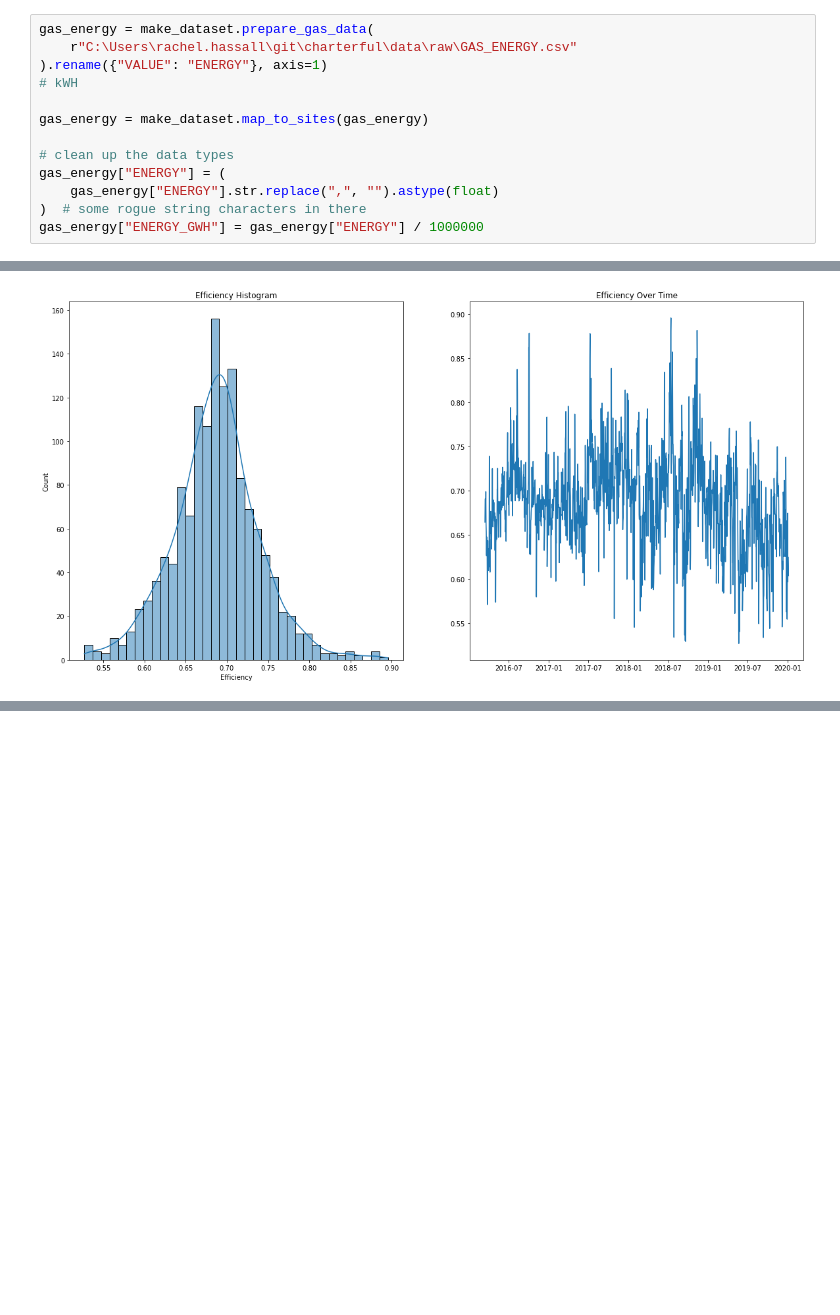
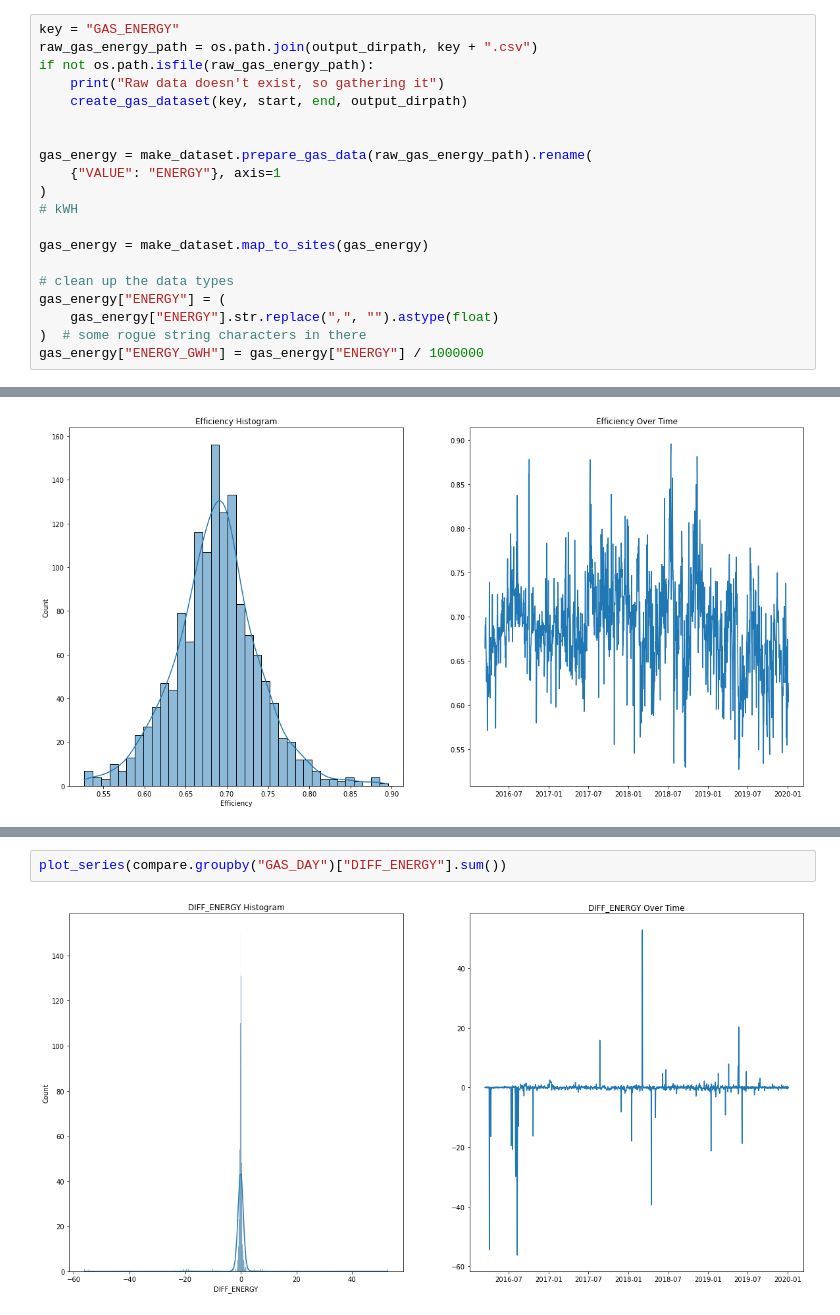
Before and after one commit to r4ch45/charterful, a Jupyter notebook: notebooks/2-how-efficient-are-gas-fired-powerstations.ipynb, the cells around one changed output, grey strips where cells are left out. Cells and saved outputs as stored; diff of their text form; blank space fills up the shorter version.

```diff
--- a/notebooks/2-how-efficient-are-gas-fired-powerstations.ipynb
+++ b/notebooks/2-how-efficient-are-gas-fired-powerstations.ipynb
@@ -59,7 +82,14 @@ This means to calculate the energy used we can start by multiplying the volume b
 # %%
-gas_energy = make_dataset.prepare_gas_data(
-    r"C:\Users\rachel.hassall\git\charterful\data\raw\GAS_ENERGY.csv"
-).rename({"VALUE": "ENERGY"}, axis=1)
+key = "GAS_ENERGY"
+raw_gas_energy_path = os.path.join(output_dirpath, key + ".csv")
+if not os.path.isfile(raw_gas_energy_path):
+    print("Raw data doesn't exist, so gathering it")
+    create_gas_dataset(key, start, end, output_dirpath)
+
+
+gas_energy = make_dataset.prepare_gas_data(raw_gas_energy_path).rename(
+    {"VALUE": "ENERGY"}, axis=1
+)
 # kWH
 
 gas_energy = make_dataset.map_to_sites(gas_energy)
@@ -430,0 +307,4 @@ plt.show()
+# %%
+plot_series(compare.groupby("GAS_DAY")["DIFF_ENERGY"].sum())
+# %% [output]
+[figure, added]
```
Also changed, not shown: parts of 92 cells of this notebook, 47 other files.
